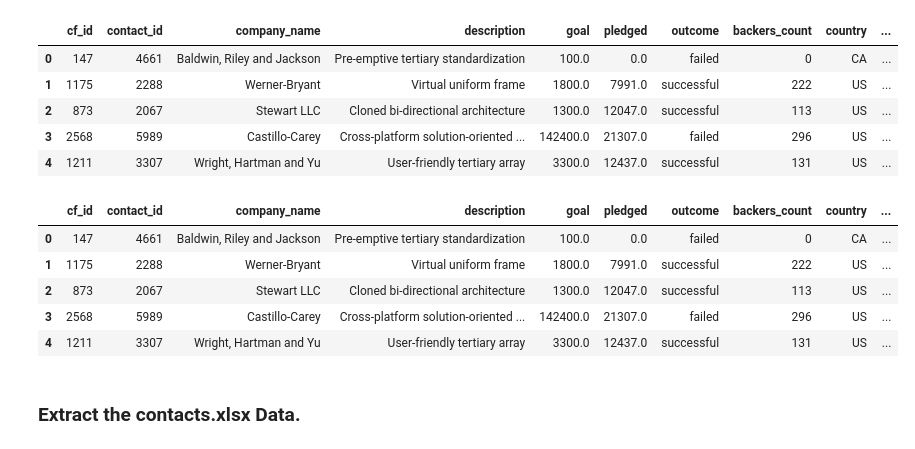
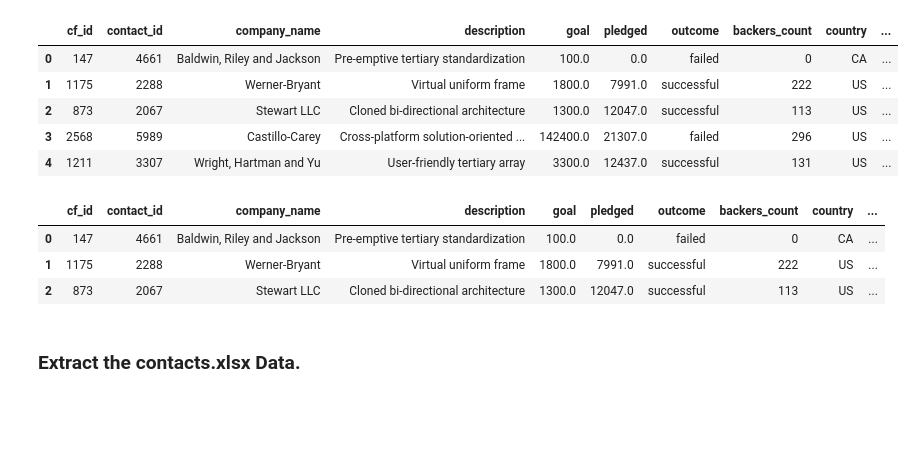
Before and after one commit to JNorthData/Crowdfunding_ETL, a Jupyter notebook: ETL_Mini_Project_JNorth_AGalindo.ipynb, the cells around one changed output. Cells and saved outputs as stored; diff of their text form; code cells hidden in the pictures; blank space fills up the shorter version.

```diff
--- a/ETL_Mini_Project_JNorth_AGalindo.ipynb
+++ b/ETL_Mini_Project_JNorth_AGalindo.ipynb
@@ -74,8 +76,8 @@ crowdfunding_info_df.head(3)
 # %%
 # Get the unique categories and subcategories in separate lists.
-categories = crowdfunding_info_df['category'].unique()
-subcategories = crowdfunding_info_df['subcategory'].unique()
+categories = crowdfunding_info_df['category'].unique().tolist()
+subcategories = crowdfunding_info_df['subcategory'].unique().tolist()
 
-print("Categories: ", categories)
-print("Sub-categories: ", subcategories)
+print(categories)
+print(subcategories)
 # %% [output]
@@ -105,10 +102,10 @@ print(subcategory_ids)
 [ 1  2  3  4  5  6  7  8  9 10 11 12 13 14 15 16 17 18 19 20 21 22 23 24]
 # %%
 # Use a list comprehension to add "cat" to each category_id.
-cat = [f"cat{cid}" for cid in category_ids]
+cat = [f"cat{c}" for c in category_ids]
 
 # Use a list comprehension to add "subcat" to each subcategory_id.
-subcat = [f"subcat{sid}" for sid in subcategory_ids]
+subcat = [f"subcat{s}" for s in subcategory_ids]
 
 print(cat)
 print(subcat)
@@ -262,17 +256,13 @@ campaign_merged_df.head(5)
 | 4 | 1211 | 3307 | Wright, Hartman and Yu | User-friendly tertiary array | 3300.0 | 12437.0 | successful | 131 | US | ... |
 # %%
 # Drop unwanted columns
-campaign_merged_df = campaign_merged_df.drop('category & sub-category', axis=1)
-campaign_cleaned = campaign_merged_df
-
-campaign_cleaned.head(5)
+campaign_cleaned = campaign_merged_df.drop(['category & sub-category', 'staff_pick', 'spotlight', 'category', 'subcategory'], axis=1)
+campaign_cleaned.head(3)
 # %% [output]
 |  | cf_id | contact_id | company_name | description | goal | pledged | outcome | backers_count | country | ... |
 | 0 | 147 | 4661 | Baldwin, Riley and Jackson | Pre-emptive tertiary standardization | 100.0 | 0.0 | failed | 0 | CA | ... |
 | 1 | 1175 | 2288 | Werner-Bryant | Virtual uniform frame | 1800.0 | 7991.0 | successful | 222 | US | ... |
 | 2 | 873 | 2067 | Stewart LLC | Cloned bi-directional architecture | 1300.0 | 12047.0 | successful | 113 | US | ... |
-| 3 | 2568 | 5989 | Castillo-Carey | Cross-platform solution-oriented ... | 142400.0 | 21307.0 | failed | 296 | US | ... |
-| 4 | 1211 | 3307 | Wright, Hartman and Yu | User-friendly tertiary array | 3300.0 | 12437.0 | successful | 131 | US | ... |
 # %%
 # Export the DataFrame as a CSV file.
 campaign_cleaned.to_csv("Resources/campaign.csv", index=False)
```
Also changed, not shown: parts of 9 cells of this notebook, 5 other files.
